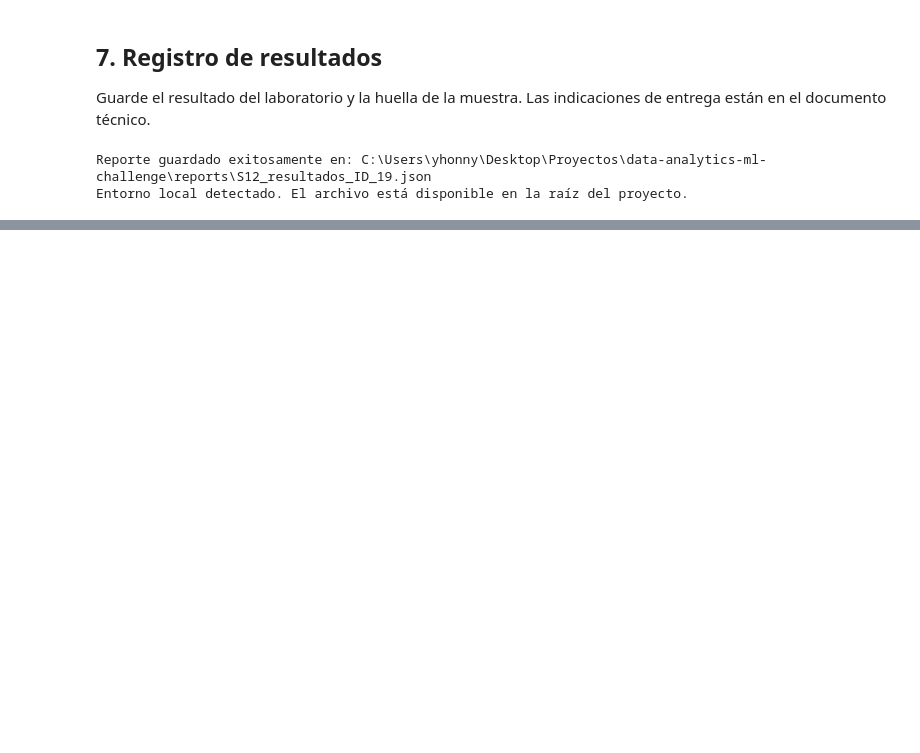
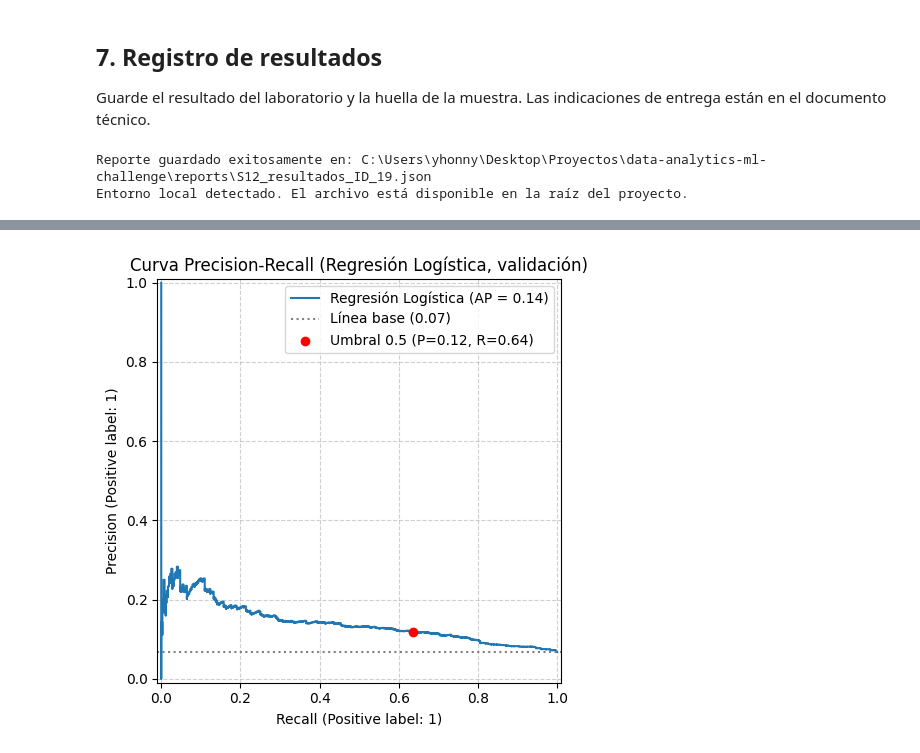
Before and after one commit to cMancillaValle/data-analytics-ml-challenge, a Jupyter notebook: notebooks/Semana_12/S12_ML_Challenge.ipynb, the cells around one changed output, grey strips where cells are left out. Cells and saved outputs as stored; diff of their text form; code cells hidden in the pictures; blank space fills up the shorter version.

```diff
--- a/notebooks/Semana_12/S12_ML_Challenge.ipynb
+++ b/notebooks/Semana_12/S12_ML_Challenge.ipynb
@@ -637,0 +736,23 @@ Entorno local detectado. El archivo está disponible en la raíz del proyecto.
+# %%
+import matplotlib.pyplot as plt
+from sklearn.metrics import PrecisionRecallDisplay
+
+fig, ax = plt.subplots(figsize=(7, 5))
+PrecisionRecallDisplay.from_estimator(modelo, X_valid, y_valid, ax=ax,
+                                      name='Regresión Logística')
+
+# Línea base: proporción de pedidos tardíos (un modelo aleatorio rinde igual a esto)
+ax.axhline(y_valid.mean(), color='gray', linestyle=':',
+           label=f'Línea base ({y_valid.mean():.2f})')
+
+# Punto de operación actual (umbral 0.5): Precision y Recall en validación
+ax.scatter(medidas['recall'], medidas['precision'], color='red', zorder=5,
+           label=f"Umbral 0.5 (P={medidas['precision']:.2f}, R={medidas['recall']:.2f})")
+
+ax.set_title('Curva Precision-Recall (Regresión Logística, validación)')
+ax.grid(True, linestyle='--', alpha=0.6)
+ax.legend()
+plt.tight_layout()
+plt.show()
+# %% [output]
+[figure, added]
```
Also changed, not shown: parts of 15 cells of this notebook, 5 other files.
